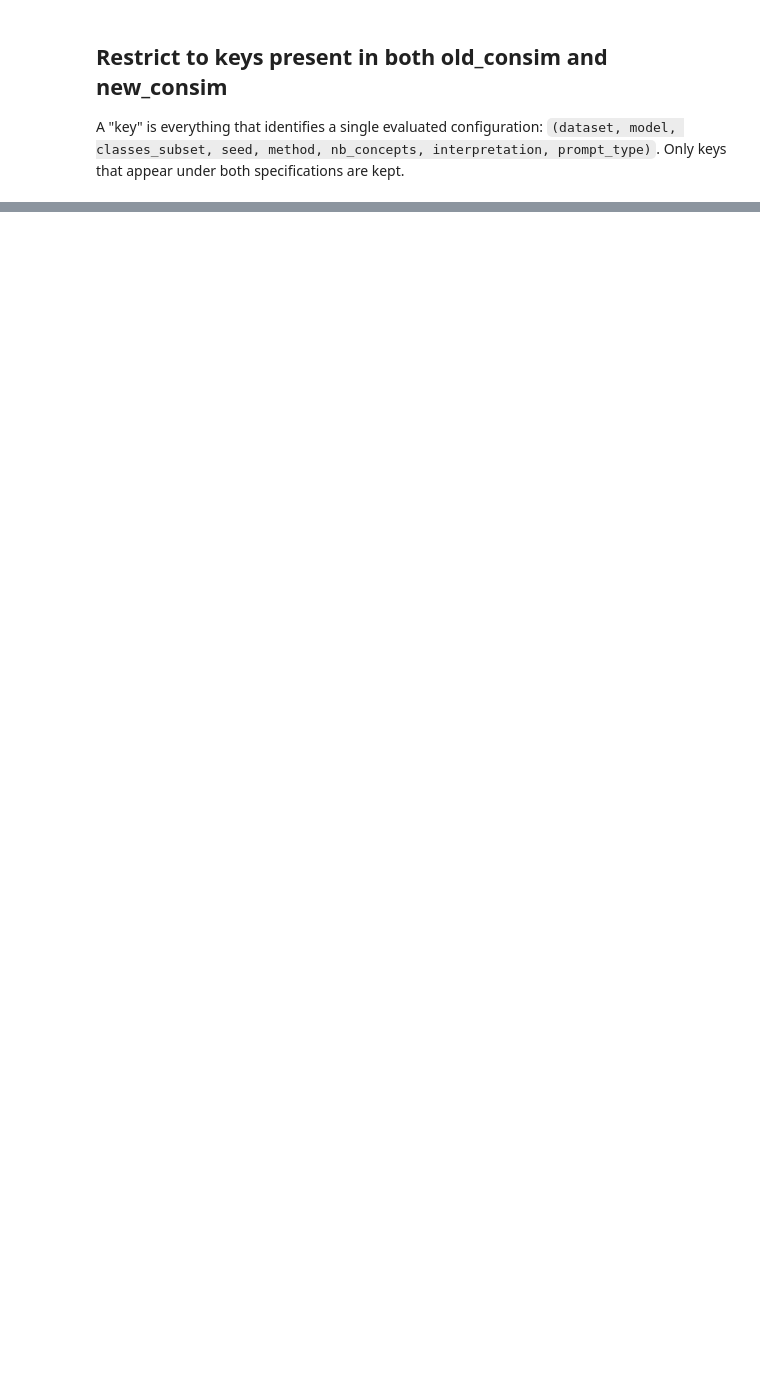
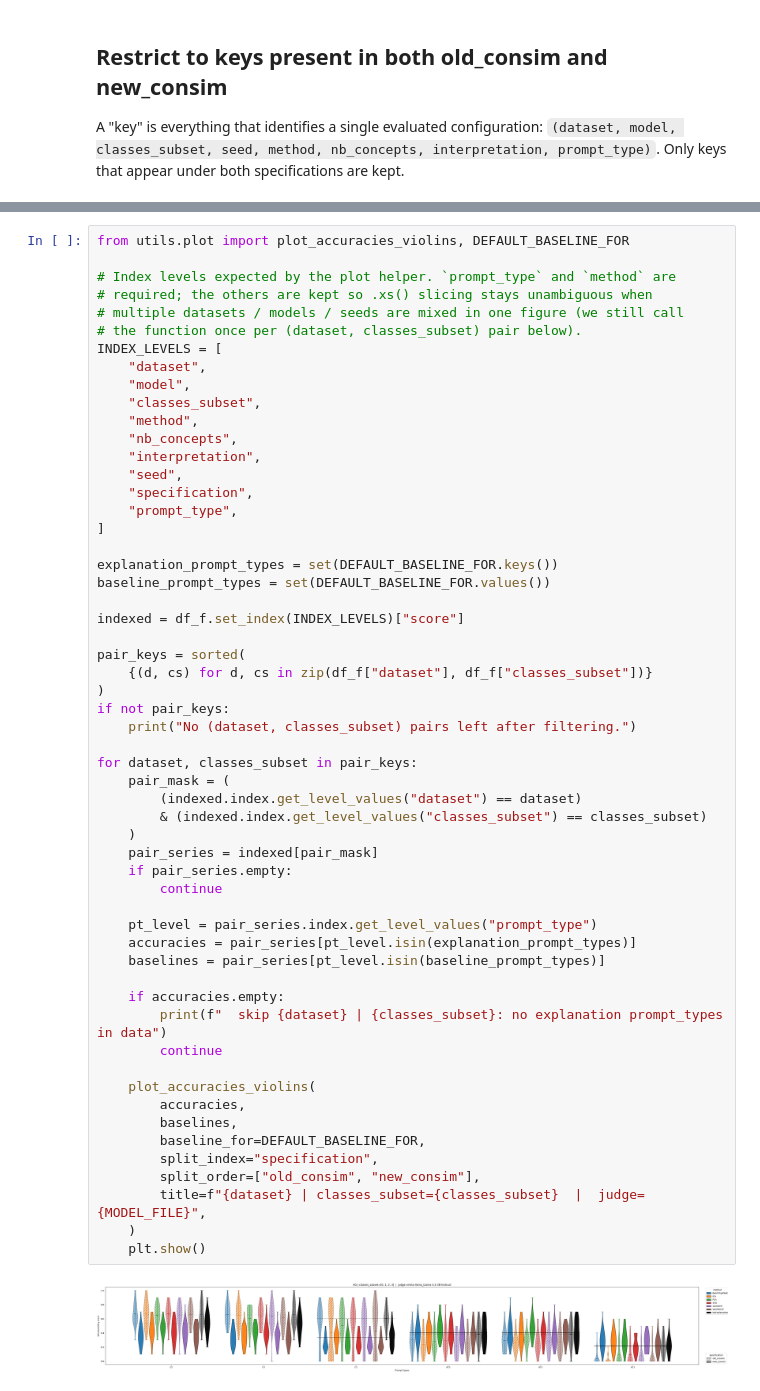
Before and after one commit to AntoninPoche/simulatability_shortcut, a Jupyter notebook: notebooks/4_compare_consim.ipynb, the cells around one changed output, grey strips where cells are left out. Saved outputs shown, nothing was run; the diff lists cells and outputs as text; blank space fills up the shorter version.

```diff
--- a/notebooks/4_compare_consim.ipynb
+++ b/notebooks/4_compare_consim.ipynb
@@ -247,0 +307,58 @@ plt.show()
+# %%
+from utils.plot import plot_accuracies_violins, DEFAULT_BASELINE_FOR
+
+# Index levels expected by the plot helper. `prompt_type` and `method` are
+# required; the others are kept so .xs() slicing stays unambiguous when
+# multiple datasets / models / seeds are mixed in one figure (we still call
+# the function once per (dataset, classes_subset) pair below).
+INDEX_LEVELS = [
+    "dataset",
+    "model",
+    "classes_subset",
+    "method",
+    "nb_concepts",
+    "interpretation",
+    "seed",
+    "specification",
+    "prompt_type",
+]
+
+explanation_prompt_types = set(DEFAULT_BASELINE_FOR.keys())
+baseline_prompt_types = set(DEFAULT_BASELINE_FOR.values())
+
+indexed = df_f.set_index(INDEX_LEVELS)["score"]
+
+pair_keys = sorted(
+    {(d, cs) for d, cs in zip(df_f["dataset"], df_f["classes_subset"])}
+)
+if not pair_keys:
+    print("No (dataset, classes_subset) pairs left after filtering.")
+
+for dataset, classes_subset in pair_keys:
+    pair_mask = (
+        (indexed.index.get_level_values("dataset") == dataset)
+        & (indexed.index.get_level_values("classes_subset") == classes_subset)
+    )
+    pair_series = indexed[pair_mask]
+    if pair_series.empty:
+        continue
+
+    pt_level = pair_series.index.get_level_values("prompt_type")
+    accuracies = pair_series[pt_level.isin(explanation_prompt_types)]
+    baselines = pair_series[pt_level.isin(baseline_prompt_types)]
+
+    if accuracies.empty:
+        print(f"  skip {dataset} | {classes_subset}: no explanation prompt_types in data")
+        continue
+
+    plot_accuracies_violins(
+        accuracies,
+        baselines,
+        baseline_for=DEFAULT_BASELINE_FOR,
+        split_index="specification",
+        split_order=["old_consim", "new_consim"],
+        title=f"{dataset} | classes_subset={classes_subset}  |  judge={MODEL_FILE}",
+    )
+    plt.show()
+# %% [output]
+[figure, added]
```
Also changed, not shown: parts of 12 cells of this notebook, 2 other files.
